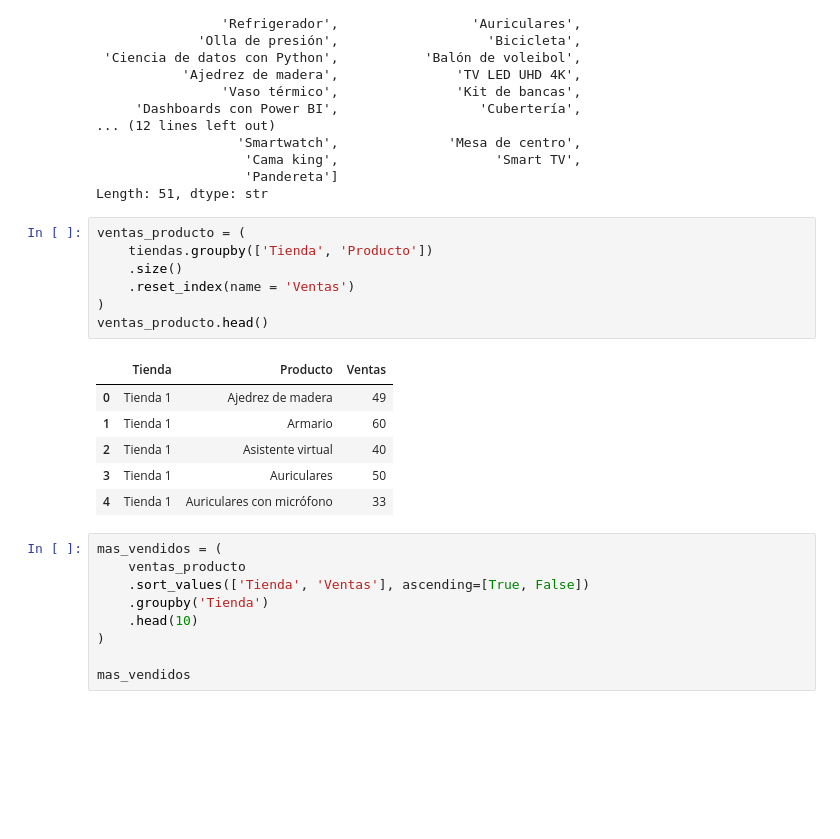
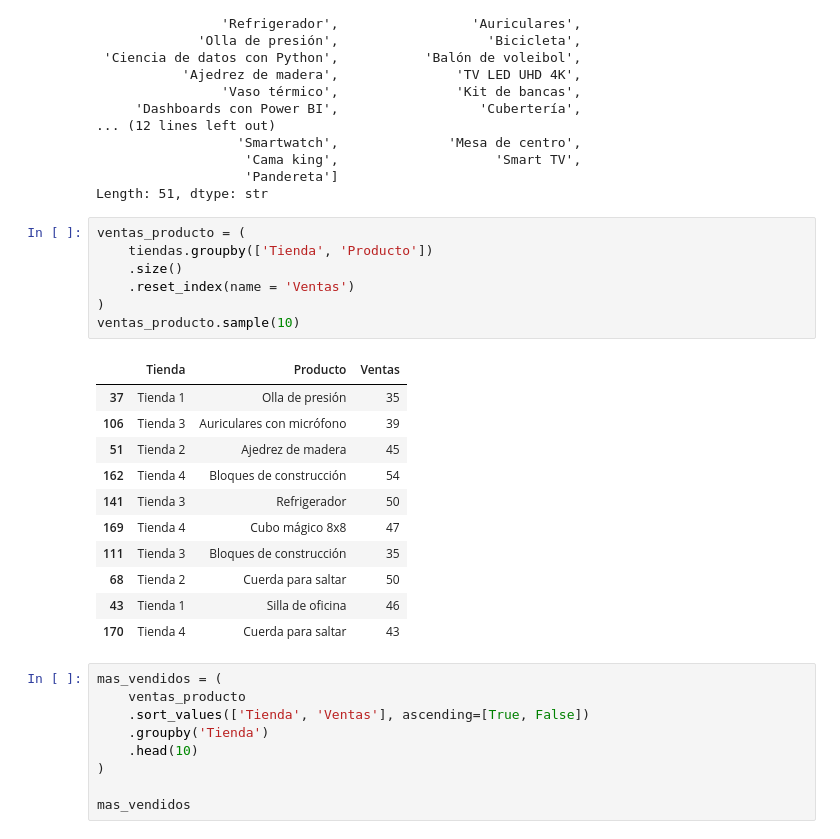
Before and after one commit to AndreaCisneros/challenge-alura-store, a Jupyter notebook: Alura-store.ipynb, the cells around one changed output. Cells and saved outputs as stored; diff of their text form; blank space fills up the shorter version.

```diff
--- a/Alura-store.ipynb
+++ b/Alura-store.ipynb
@@ -223,17 +223,22 @@ Length: 51, dtype: str
 # %%
 ventas_producto = (
     tiendas.groupby(['Tienda', 'Producto'])
     .size()
     .reset_index(name = 'Ventas')
 )
-ventas_producto.head()
+ventas_producto.sample(10)
 # %% [output]
 |  | Tienda | Producto | Ventas |
-| 0 | Tienda 1 | Ajedrez de madera | 49 |
-| 1 | Tienda 1 | Armario | 60 |
-| 2 | Tienda 1 | Asistente virtual | 40 |
-| 3 | Tienda 1 | Auriculares | 50 |
-| 4 | Tienda 1 | Auriculares con micrófono | 33 |
+| 37 | Tienda 1 | Olla de presión | 35 |
+| 106 | Tienda 3 | Auriculares con micrófono | 39 |
+| 51 | Tienda 2 | Ajedrez de madera | 45 |
+| 162 | Tienda 4 | Bloques de construcción | 54 |
+| 141 | Tienda 3 | Refrigerador | 50 |
+| 169 | Tienda 4 | Cubo mágico 8x8 | 47 |
+| 111 | Tienda 3 | Bloques de construcción | 35 |
+| 68 | Tienda 2 | Cuerda para saltar | 50 |
+| 43 | Tienda 1 | Silla de oficina | 46 |
+| 170 | Tienda 4 | Cuerda para saltar | 43 |
 # %%
 mas_vendidos = (
     ventas_producto
```
Also changed, not shown: parts of 12 cells of this notebook.
